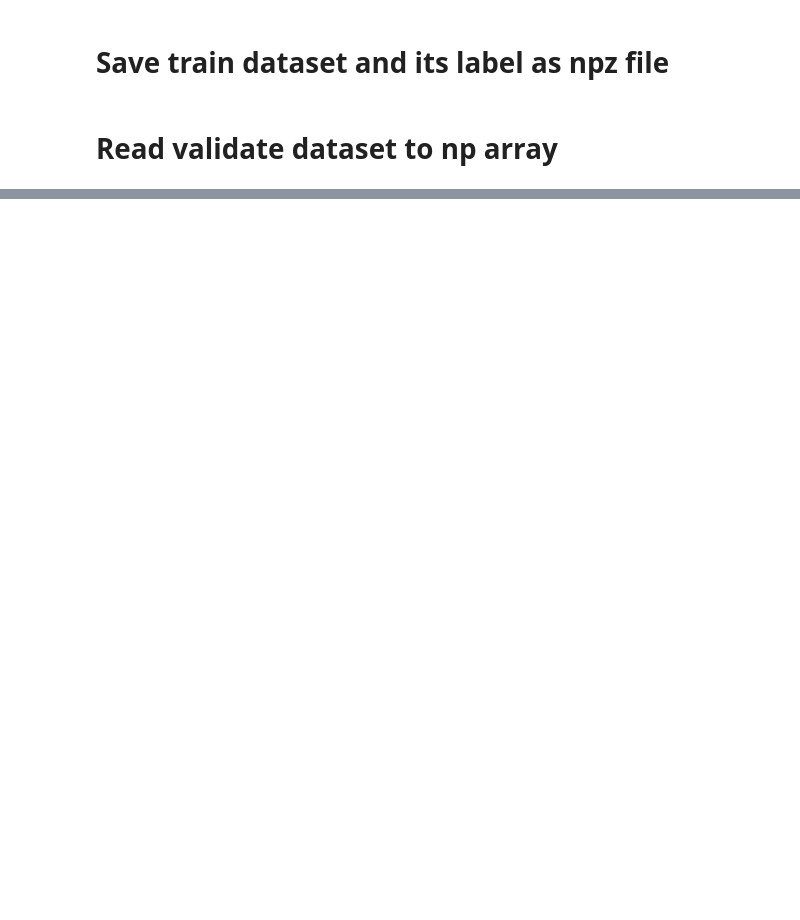
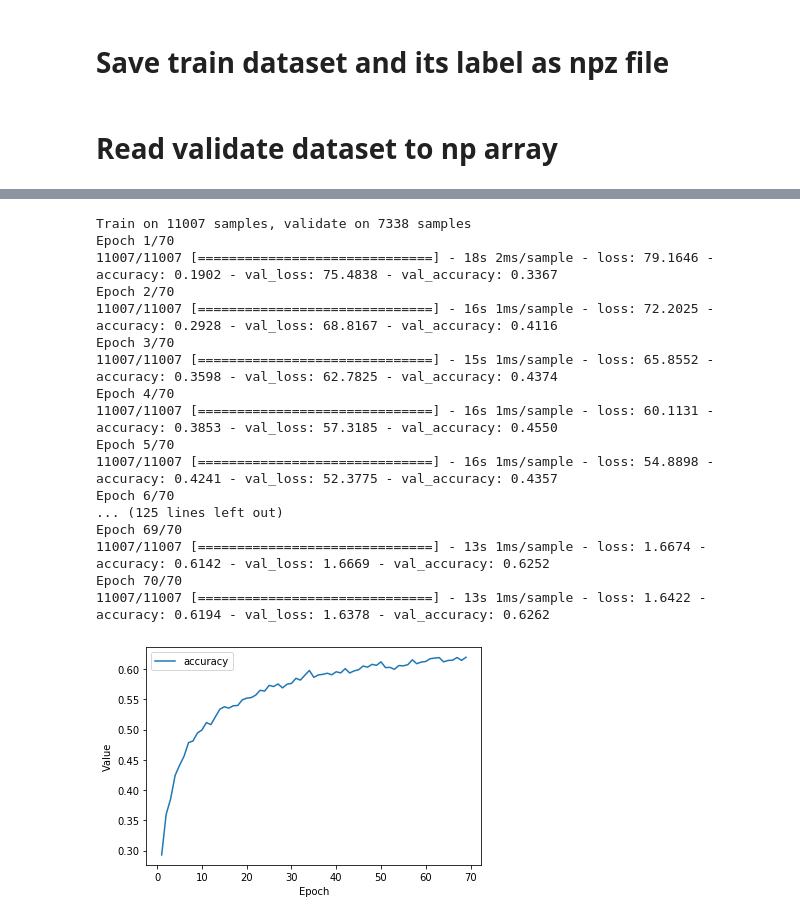
Before and after one commit to bangkitgroupassigment1/Assignment_05, a Jupyter notebook: Tomato_Health_Condition_Classification.ipynb, the cells around one changed output, grey strips where cells are left out. Drawn from its saved outputs; the diff is of its cells as text; code cells hidden in the pictures; blank space fills up the shorter version.

```diff
--- a/Tomato_Health_Condition_Classification.ipynb
+++ b/Tomato_Health_Condition_Classification.ipynb
@@ -158,0 +247,3 @@ valid_numpy_label.shape
+# %%
+x_train_norm = x_train / 255.0
+x_test_norm = x_test / 255.0
@@ -158,0 +296,54 @@ valid_numpy_label.shape
+# %%
+def train_model(model, train_features, train_label, epochs,
+                batch_size=None, validation_split=0.05):
+  """Train the model by feeding it data."""
+
+  history = model.fit(x=train_features, y=train_label, batch_size=batch_size,
+                      epochs=epochs, shuffle=True,
+                      validation_split=validation_split)
+
+  # The list of epochs of the model
+  epochs = history.epoch
+
+  # gather a snapshot of the model's mean squared error
+  # at each epoch.
+  hist = pd.DataFrame(history.history)
+
+  return epochs, hist
+# %%
+# define the hyperparameters
+learning_rate = 0.000008
+epochs = 70
+batch_size = 150
+validation_split = 0.4
+
+
+# Established model's topography
+my_model = create_model(learning_rate)
+
+# Train the model on normalized training set
+epochs, hist = train_model(my_model, x_train_norm, y_train, epochs,
+                          batch_size, validation_split)
+
+# plot accuracy vs epochs of training
+list_of_metrics_to_plot = ['accuracy']
+plot_curve(epochs, hist, list_of_metrics_to_plot)
+# %% [output]
+Train on 11007 samples, validate on 7338 samples
+Epoch 1/70
+11007/11007 [==============================] - 18s 2ms/sample - loss: 79.1646 - accuracy: 0.1902 - val_loss: 75.4838 - val_accuracy: 0.3367
+Epoch 2/70
+11007/11007 [==============================] - 16s 1ms/sample - loss: 72.2025 - accuracy: 0.2928 - val_loss: 68.8167 - val_accuracy: 0.4116
+Epoch 3/70
+11007/11007 [==============================] - 15s 1ms/sample - loss: 65.8552 - accuracy: 0.3598 - val_loss: 62.7825 - val_accuracy: 0.4374
+Epoch 4/70
+11007/11007 [==============================] - 16s 1ms/sample - loss: 60.1131 - accuracy: 0.3853 - val_loss: 57.3185 - val_accuracy: 0.4550
+Epoch 5/70
+11007/11007 [==============================] - 16s 1ms/sample - loss: 54.8898 - accuracy: 0.4241 - val_loss: 52.3775 - val_accuracy: 0.4357
+Epoch 6/70
+... (125 lines left out)
+Epoch 69/70
+11007/11007 [==============================] - 13s 1ms/sample - loss: 1.6674 - accuracy: 0.6142 - val_loss: 1.6669 - val_accuracy: 0.6252
+Epoch 70/70
+11007/11007 [==============================] - 13s 1ms/sample - loss: 1.6422 - accuracy: 0.6194 - val_loss: 1.6378 - val_accuracy: 0.6262
+[figure, added]
```
Also changed, not shown: parts of 25 cells of this notebook.
